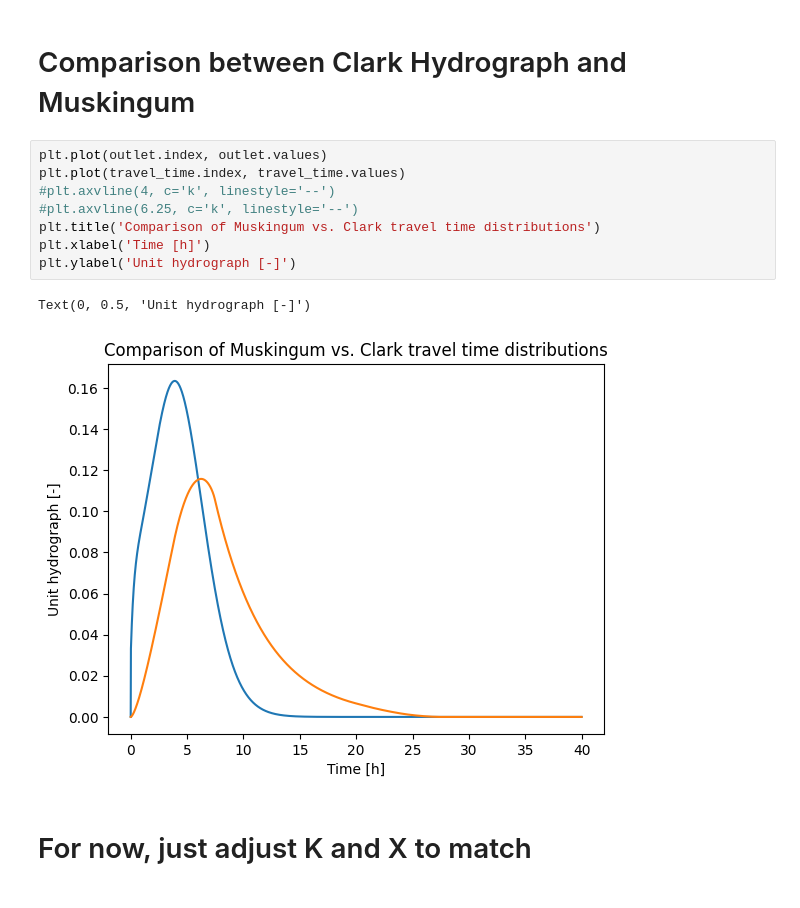
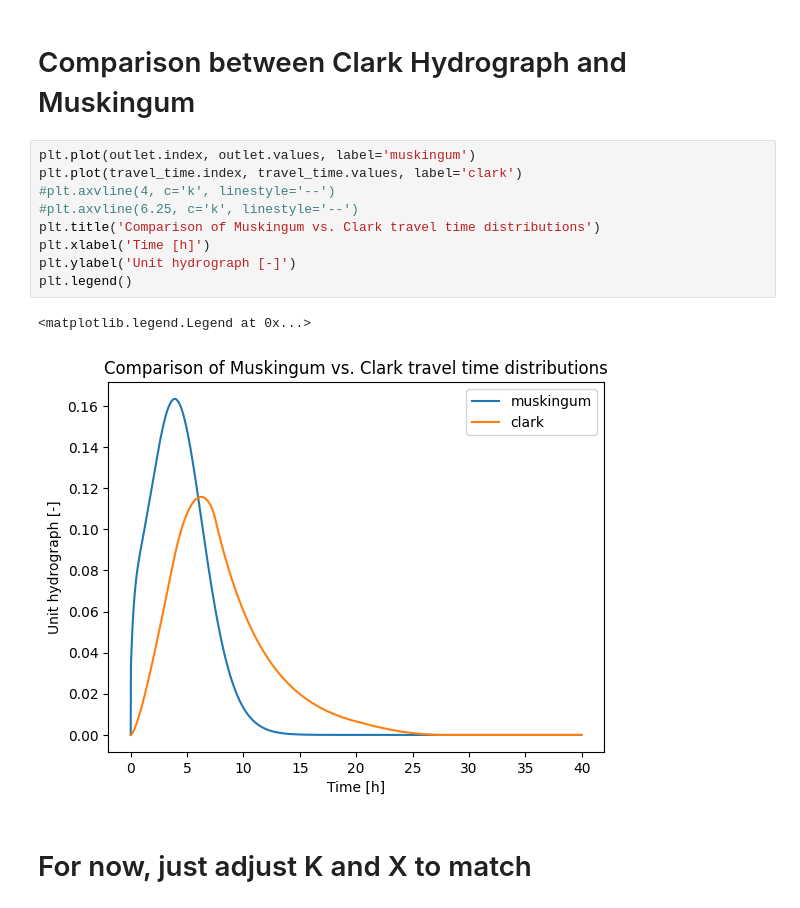
Before and after one commit to mdbartos/swifft-public, a Jupyter notebook: notebooks/check_headwater_travel_time.ipynb, the cells around one changed output. Saved outputs shown, nothing was run; the diff lists cells and outputs as text.

Commit message:
Update figure labels

```diff
--- a/notebooks/check_headwater_travel_time.ipynb
+++ b/notebooks/check_headwater_travel_time.ipynb
@@ -136,16 +136,17 @@ Text(0, 0.5, 'Unit hydrograph [-]')
 # %% [markdown]
 # Comparison between Clark Hydrograph and Muskingum
 # %%
-plt.plot(outlet.index, outlet.values)
-plt.plot(travel_time.index, travel_time.values)
+plt.plot(outlet.index, outlet.values, label='muskingum')
+plt.plot(travel_time.index, travel_time.values, label='clark')
 #plt.axvline(4, c='k', linestyle='--')
 #plt.axvline(6.25, c='k', linestyle='--')
 plt.title('Comparison of Muskingum vs. Clark travel time distributions')
 plt.xlabel('Time [h]')
 plt.ylabel('Unit hydrograph [-]')
+plt.legend()
 # %% [output]
-Text(0, 0.5, 'Unit hydrograph [-]')
+<matplotlib.legend.Legend at 0x...>
-[figure, old version]
+[figure, new version]
 # %% [markdown]
 # For now, just adjust K and X to match
 # %%
```
Also changed, not shown: parts of 1 cell of this notebook.
